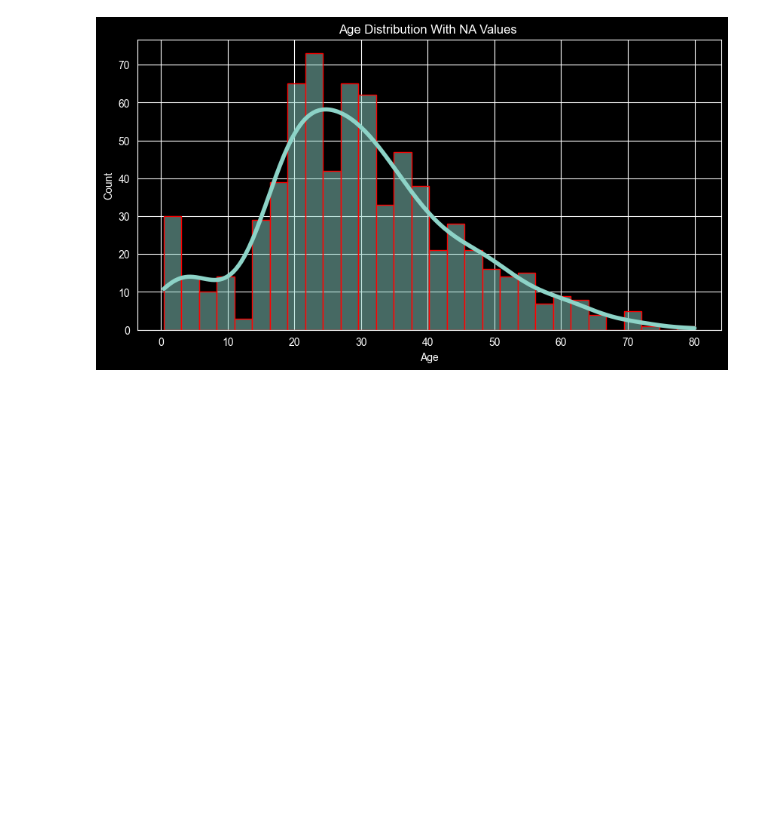
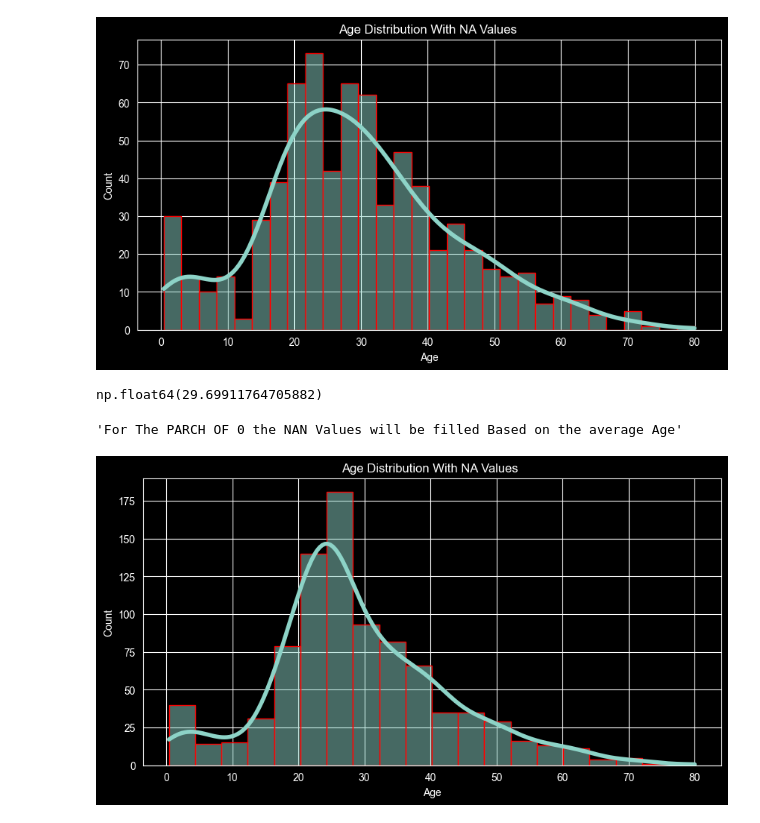
Before and after one commit to loplop05/Titanic-Survaival-Classification, a Jupyter notebook: TitanicClassification.ipynb, the cells around one changed output. Saved outputs shown, nothing was run; the diff lists cells and outputs as text; code cells hidden in the pictures; blank space fills up the shorter version.

Commit message:
EDA and Fixing Age and Cabin Column Missing Values

```diff
--- a/TitanicClassification.ipynb
+++ b/TitanicClassification.ipynb
@@ -40,3 +97,27 @@ sns.histplot(
 );
 # %% [output]
 [figure]
+# %%
+df['Age'].mean()
+# %% [output]
+np.float64(29.69911764705882)
+# %%
+"""For The PARCH OF 0 the NAN Values will be filled Based on the average Age"""
+# %% [output]
+'For The PARCH OF 0 the NAN Values will be filled Based on the average Age'
+# %%
+df['Age'] = df.groupby(['Pclass','Sex'])['Age']\
+              .transform(lambda x: x.fillna(x.median()))
+# %%
+plt.figure(figsize=(10,5))
+plt.title("Age Distribution With NA Values ")
+sns.histplot(
+    data=df,
+    x='Age',
+    kde=True,
+    bins=20,
+    edgecolor='red',
+    line_kws=dict(color='red', linewidth=4)
+);
+# %% [output]
+[figure, added]
```
Also changed, not shown: parts of 10 cells of this notebook.
